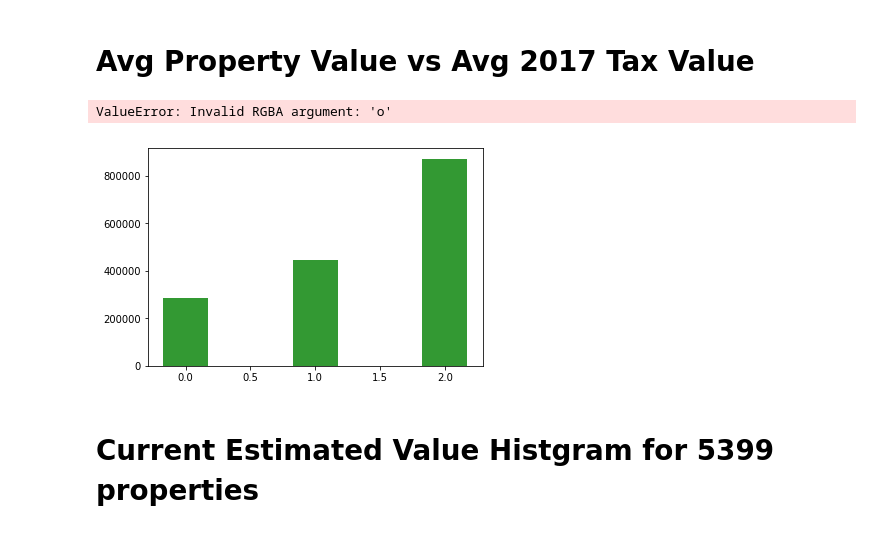
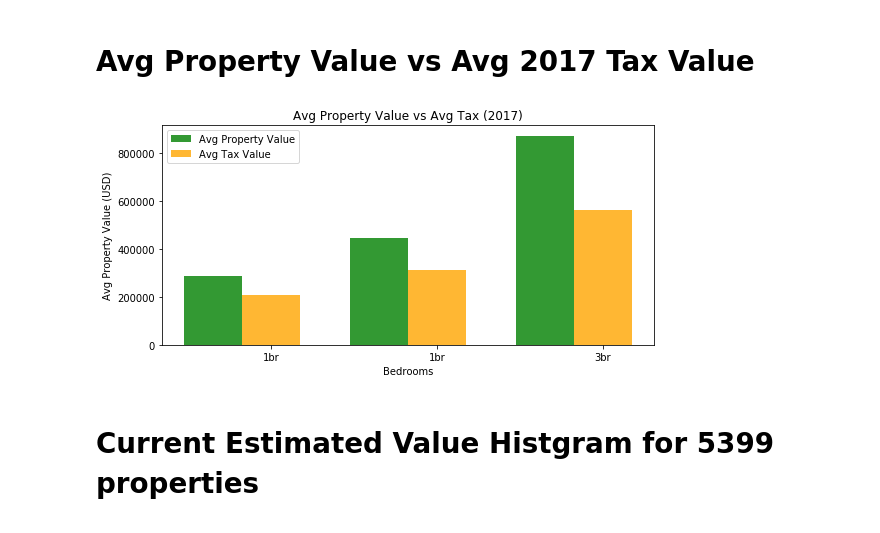
Before and after one commit to FeLowe/NW-Bootcamp-Projects, a Jupyter notebook: analysis.ipynb, the cells around one changed output. Drawn from its saved outputs; the diff is of its cells as text; code cells hidden in the pictures.

Commit message:
updated barchart label

```diff
--- a/analysis.ipynb
+++ b/analysis.ipynb
@@ -100,38 +100,37 @@ properties_avg_tax.append(one_bedroom_avg_tax)
 
 two_bedrooms_avg_tax = two_bedrooms_df["Tax"].mean()
 properties_avg_tax.append(two_bedrooms_avg_tax)
 
 three_bedrooms_avg_tax = three_bedrooms_df["Tax"].mean()
 properties_avg_tax.append(three_bedrooms_avg_tax)
 
 # data to plot
 n_groups = 3
 # create plot
 fig, ax = plt.subplots()
 index = np.arange(n_groups)
 bar_width = 0.35
 opacity = 0.8
 
 rects1 = plt.bar(index, properties_avg_price, bar_width,
-alpha=opacity, color='g', label='Avg Value')
+alpha=opacity, color='g', label='Avg Property Value')
 
 rects2 = plt.bar(index + bar_width, properties_avg_tax, bar_width,
-alpha=opacity, color='o', label='Avg Tax')
+alpha=opacity, color='orange', label='Avg Tax Value')
 
 plt.xlabel('Bedrooms')
-plt.ylabel('Avg ValueS (USD)')
+plt.ylabel('Avg Property Value (USD)')
 plt.title('Avg Property Value vs Avg Tax (2017)')
 plt.xticks(index + bar_width, ('1br', '1br', '3br'))
 plt.gcf().set_size_inches((8, 4))
 plt.legend()
 plt.tight_layout()
 
 plt.savefig("Images/valueVStax.png")
 
 plt.show()
 # %% [output]
-ValueError: Invalid RGBA argument: 'o'
-[figure, old version]
+[figure, new version]
 # %% [markdown]
 # Current Estimated Value Histgram for 5399 properties
 # %%
```
Also changed, not shown: 3 other files.
